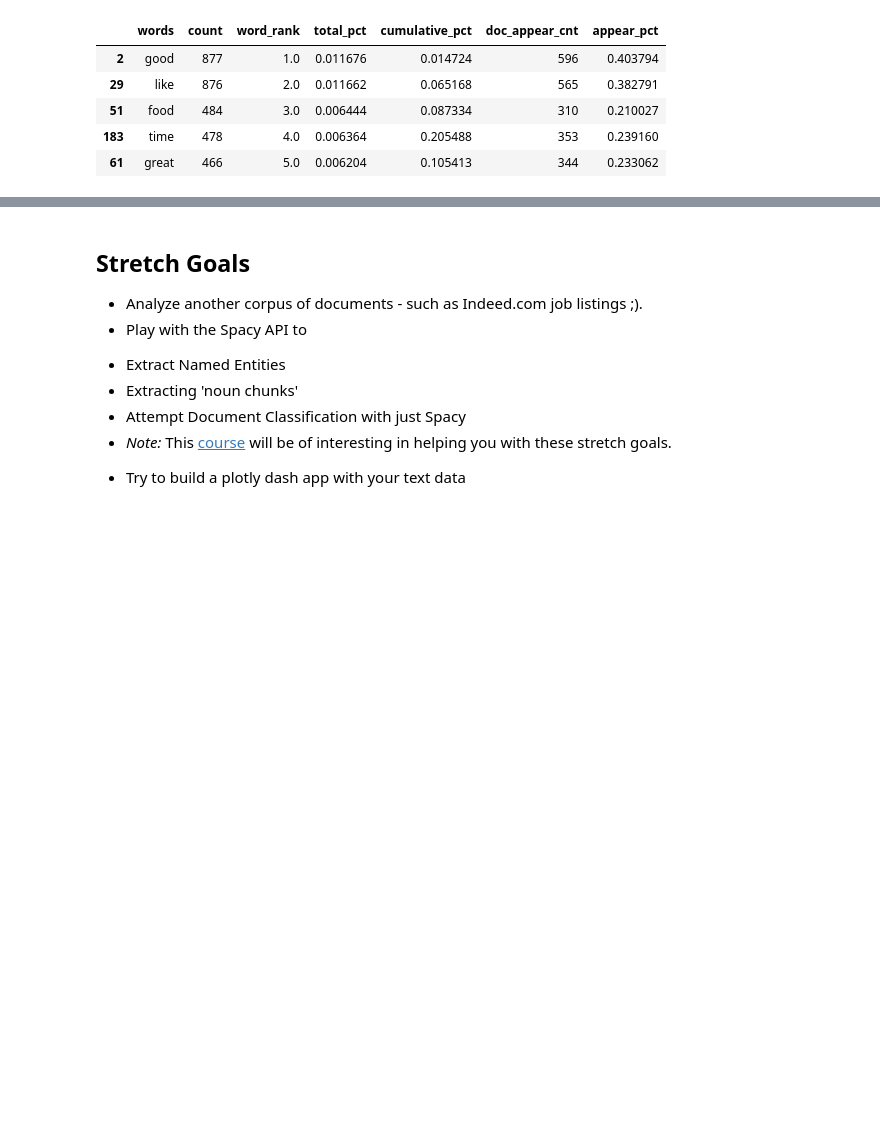
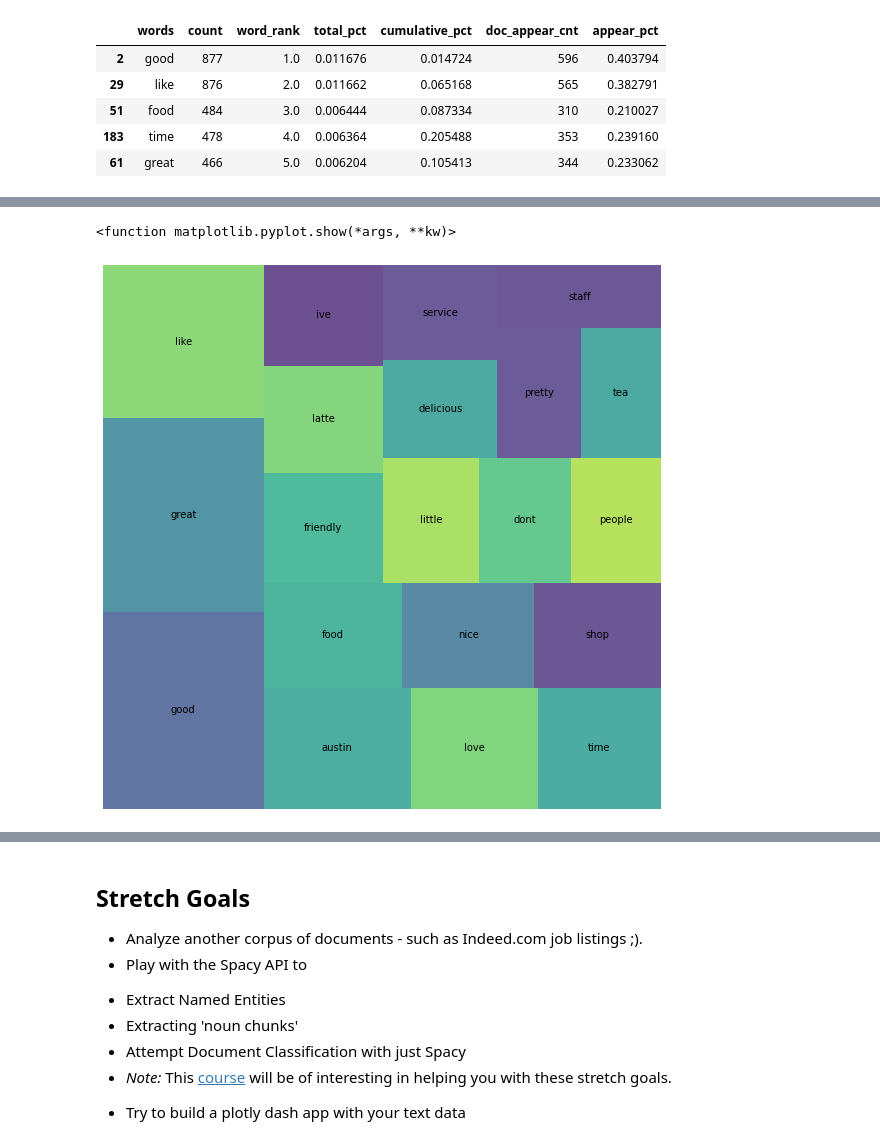
Before and after one commit to EvidenceN/Unit4_Lamda_DS, a Jupyter notebook: module1-text-data/Answers_Unit4_Week1_Day1.ipynb, the cells around one changed output, grey strips where cells are left out. Drawn from its saved outputs; the diff is of its cells as text; code cells hidden in the pictures; blank space fills up the shorter version.

```diff
--- a/module1-text-data/Answers_Unit4_Week1_Day1.ipynb
+++ b/module1-text-data/Answers_Unit4_Week1_Day1.ipynb
@@ -841,0 +851,16 @@ bad_freq.head()
+# %%
+# top 20 words for all reviews
+
+reviews_top20 = df[df['word_rank'] <= 20]
+
+reviews_top20
+
+plt.figure(figsize = (10,10))
+squarify.plot(sizes=reviews_top20['total_pct'],
+              label=reviews_top20['words'],
+             alpha = 0.8)
+plt.axis('off')
+plt.show
+# %% [output]
+<function matplotlib.pyplot.show(*args, **kw)>
+[figure, added]
```
Also changed, not shown: parts of 9 cells of this notebook.
